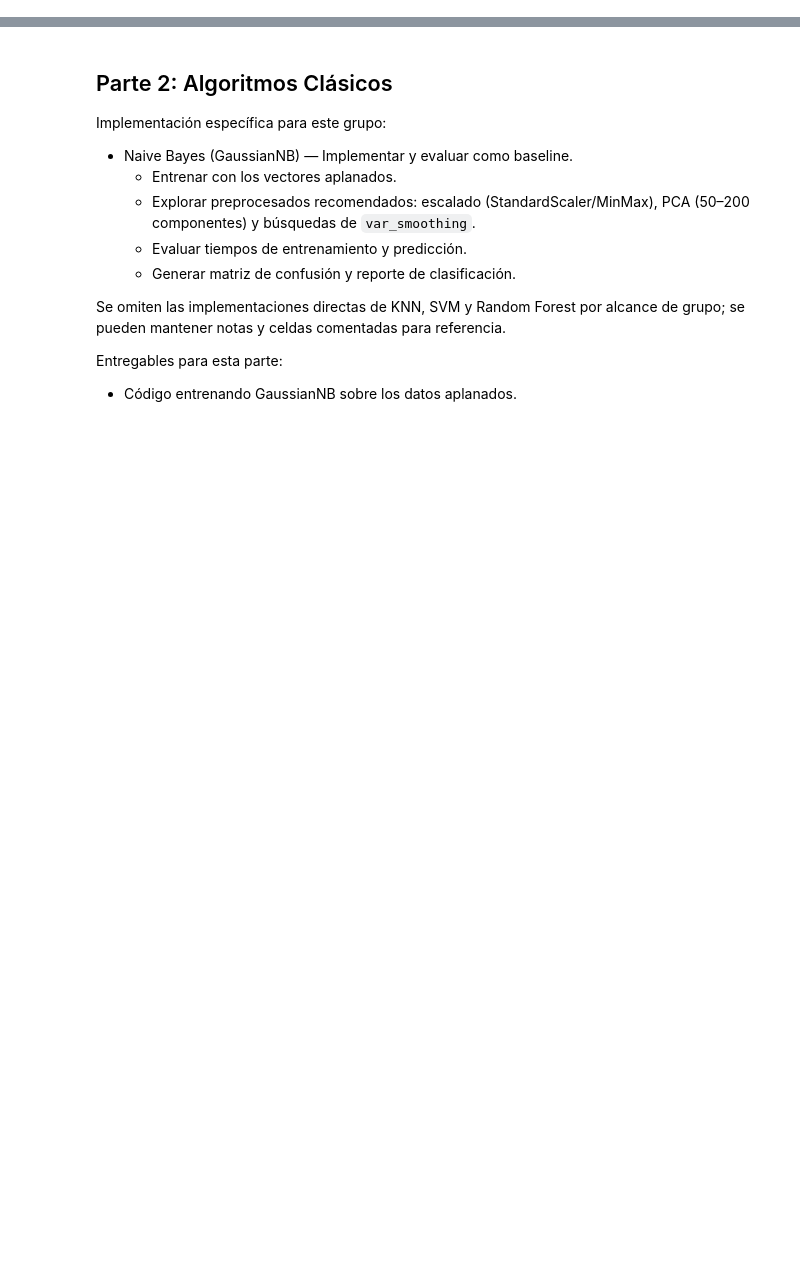
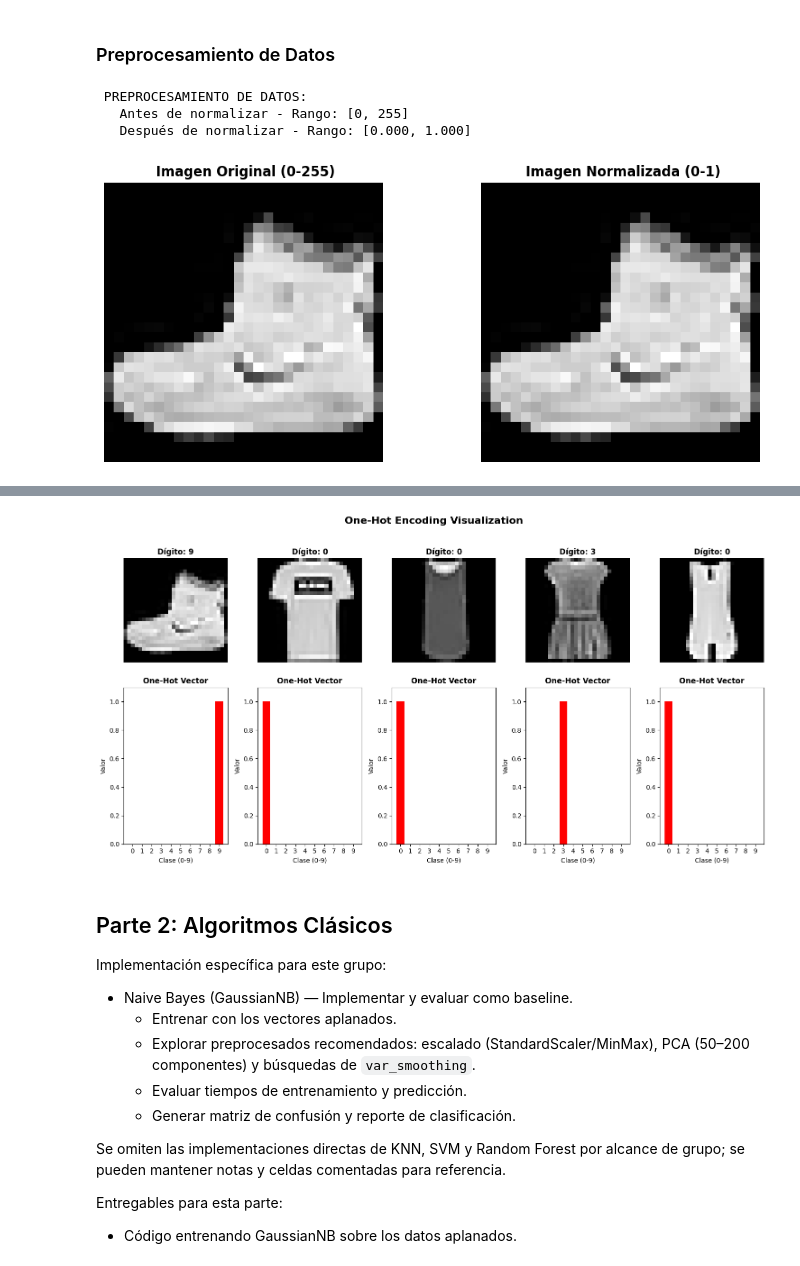
Before and after one commit to dom1nux/si_proyecto_u3, a Jupyter notebook: notebooks/notebook1.ipynb, the cells around one changed output, grey strips where cells are left out. Cells and saved outputs as stored; diff of their text form; code cells hidden in the pictures; blank space fills up the shorter version.

```diff
--- a/notebooks/notebook1.ipynb
+++ b/notebooks/notebook1.ipynb
@@ -131,0 +285,79 @@ Distribución (label:count):
+# %% [markdown]
+### Preprocesamiento de Datos
+# %%
+# Normalizar píxeles a rango [0,1]
+print(" PREPROCESAMIENTO DE DATOS:")
+print(f"   Antes de normalizar - Rango: [{X_train.min()}, {X_train.max()}]")
+
+X_train = X_train.astype('float32') / 255.0
+X_test = X_test.astype('float32') / 255.0
+
+print(f"   Después de normalizar - Rango: [{X_train.min():.3f}, {X_train.max():.3f}]")
+
+# Visualizar el efecto de la normalización
+fig, axes = plt.subplots(1, 2, figsize=(10, 4))
+
+# Imagen sin normalizar (recreada para visualización)
+original_image = (X_train[0] * 255).astype('uint8')
+axes[0].imshow(original_image, cmap='gray')
+axes[0].set_title(' Imagen Original (0-255)', fontweight='bold')
+axes[0].axis('off')
+
+# Imagen normalizada
+axes[1].imshow(X_train[0], cmap='gray')
+axes[1].set_title(' Imagen Normalizada (0-1)', fontweight='bold')
+axes[1].axis('off')
+
+plt.tight_layout()
+plt.show()
+
+# Aplanar imágenes de 28x28 a vector 784x1
+X_train_flat = X_train.reshape(X_train.shape[0], -1)  # (60000, 784)
+X_test_flat = X_test.reshape(X_test.shape[0], -1)     # (10000, 784)
+
+print(f"\n TRANSFORMACIÓN DE FORMA:")
+print(f"   X_train original: {X_train.shape}")
+print(f"   X_train_flat: {X_train_flat.shape}")
+print(f"   Cada imagen 28×28 = {28*28} píxeles se convierte en vector de 784 elementos")
+
+# Convertir etiquetas a codificación one-hot
+y_train_onehot = np.eye(10)[y_train]  # (60000, 10)
+y_test_onehot = np.eye(10)[y_test]    # (10000, 10)
+
+print(f"\n  CODIFICACIÓN ONE-HOT:")
+print(f"   y_train original shape: {y_train.shape}")
+print(f"   y_train_onehot shape: {y_train_onehot.shape}")
+
+# Mostrar ejemplos de one-hot encoding
+print("\n   Ejemplos de codificación one-hot:")
+for i in range(5):
+    print(f"     Prenda {y_train[i]} → {y_train_onehot[i]}")
+
+###  Visualización One-Hot Encoding
+
+# Visualizar el concepto de one-hot
+fig, axes = plt.subplots(2, 5, figsize=(15, 8))
+fig.suptitle(' One-Hot Encoding Visualization', fontsize=16, fontweight='bold')
+
+for i in range(5):
+    # Mostrar imagen
+    axes[0, i].imshow(X_train[i], cmap='gray')
+    axes[0, i].set_title(f'Dígito: {y_train[i]}', fontweight='bold')
+    axes[0, i].axis('off')
+
+    # Mostrar codificación one-hot como barras
+    bars = axes[1, i].bar(range(10), y_train_onehot[i],
+                         color=['red' if j == y_train[i] else 'lightblue' for j in range(10)])
+    axes[1, i].set_title('One-Hot Vector', fontweight='bold')
+    axes[1, i].set_xlabel('Clase (0-9)')
+    axes[1, i].set_ylabel('Valor')
+    axes[1, i].set_ylim(0, 1.1)
+    axes[1, i].set_xticks(range(10))
+
+plt.tight_layout()
+plt.show()
+# %% [output]
+ PREPROCESAMIENTO DE DATOS:
+   Antes de normalizar - Rango: [0, 255]
+   Después de normalizar - Rango: [0.000, 1.000]
+[figure, added]
@@ -132,3 +379,4 @@ Distribución (label:count):
+[figure, added]
 # %% [markdown]
 ## Parte 2: Algoritmos Clásicos
 
```
Also changed, not shown: parts of 15 cells of this notebook.
